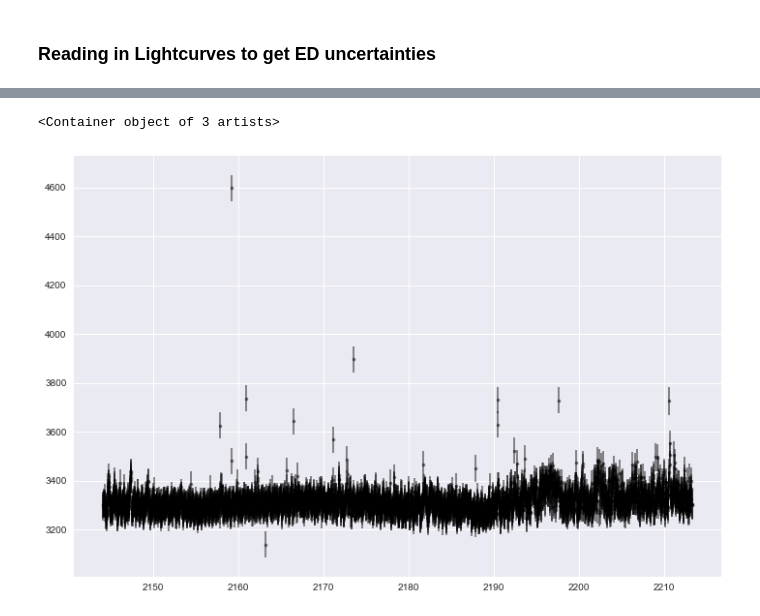
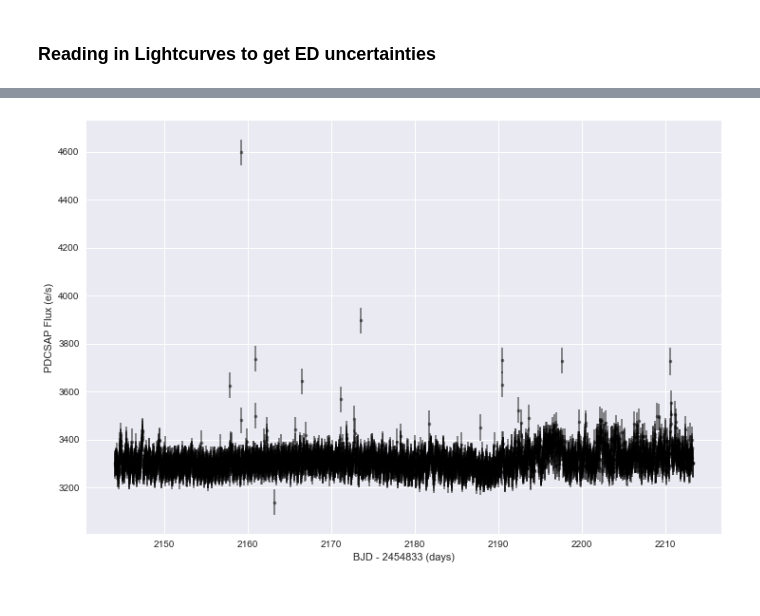
Before and after one commit to RileyWClarke/BiancoGroup, a Jupyter notebook: BiancoSummer2019.ipynb, the cells around one changed output, grey strips where cells are left out. Cells and saved outputs as stored; diff of their text form; code cells hidden in the pictures.

```diff
--- a/BiancoSummer2019.ipynb
+++ b/BiancoSummer2019.ipynb
@@ -944,12 +953,15 @@ with fits.open(fits_file, mode="readonly") as hdulist:
 # %%
 ### Start figure and axis.
 fig, ax = plt.subplots()
 fig.set_size_inches(12., 8.)
 
 # Plot the timeseries in black circles.
 #ax.plot(k2_bjds, pdcsap_fluxes, 'ko')
 ax.errorbar(k2_bjds, pdcsap_fluxes,
              yerr=pdcsap_fluxes_err*10, fmt='.', color='k', alpha=0.5)
+
+ax.set_ylabel("PDCSAP Flux (e/s)")
+ax.set_xlabel("BJD - 2454833 (days)")
+plt.savefig('Figures/EPIC206135809_lc.png')
 # %% [output]
-<Container object of 3 artists>
-[figure, old version]
+[figure, new version]
```
Also changed, not shown: parts of 14 cells of this notebook, 7 other files.
